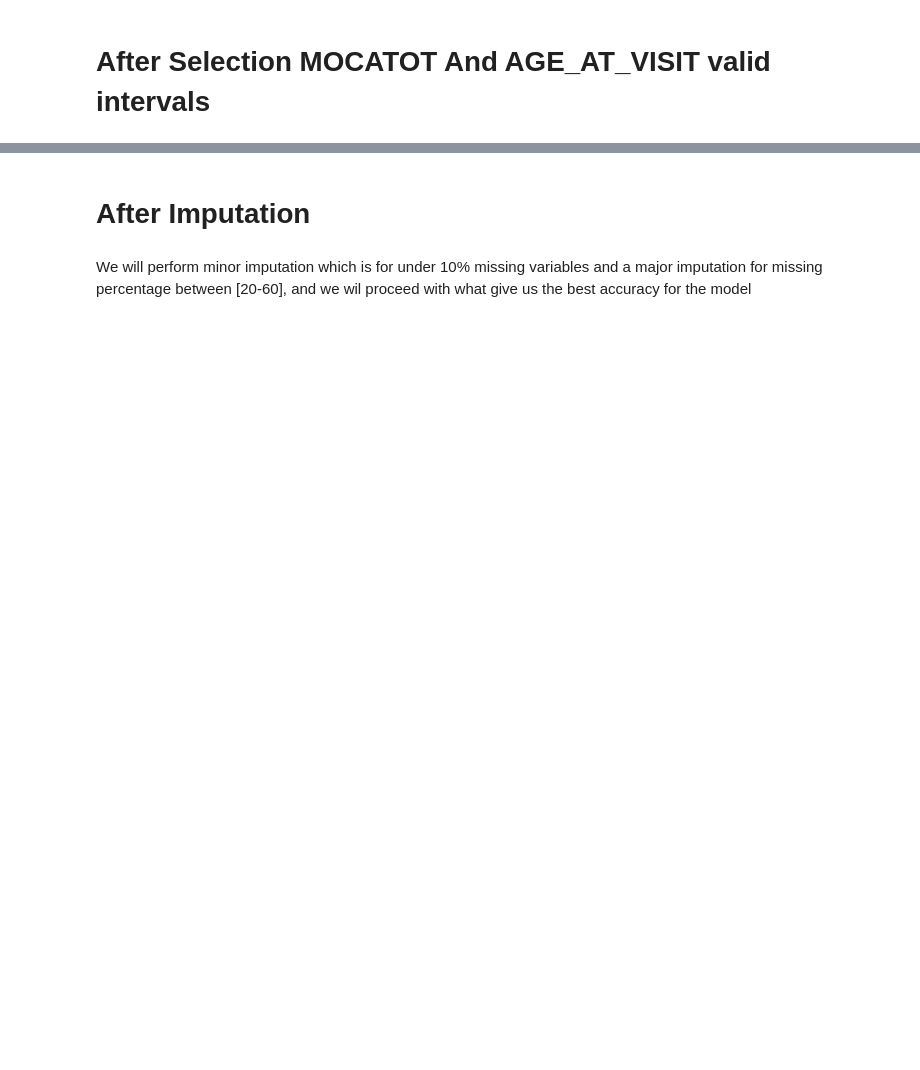
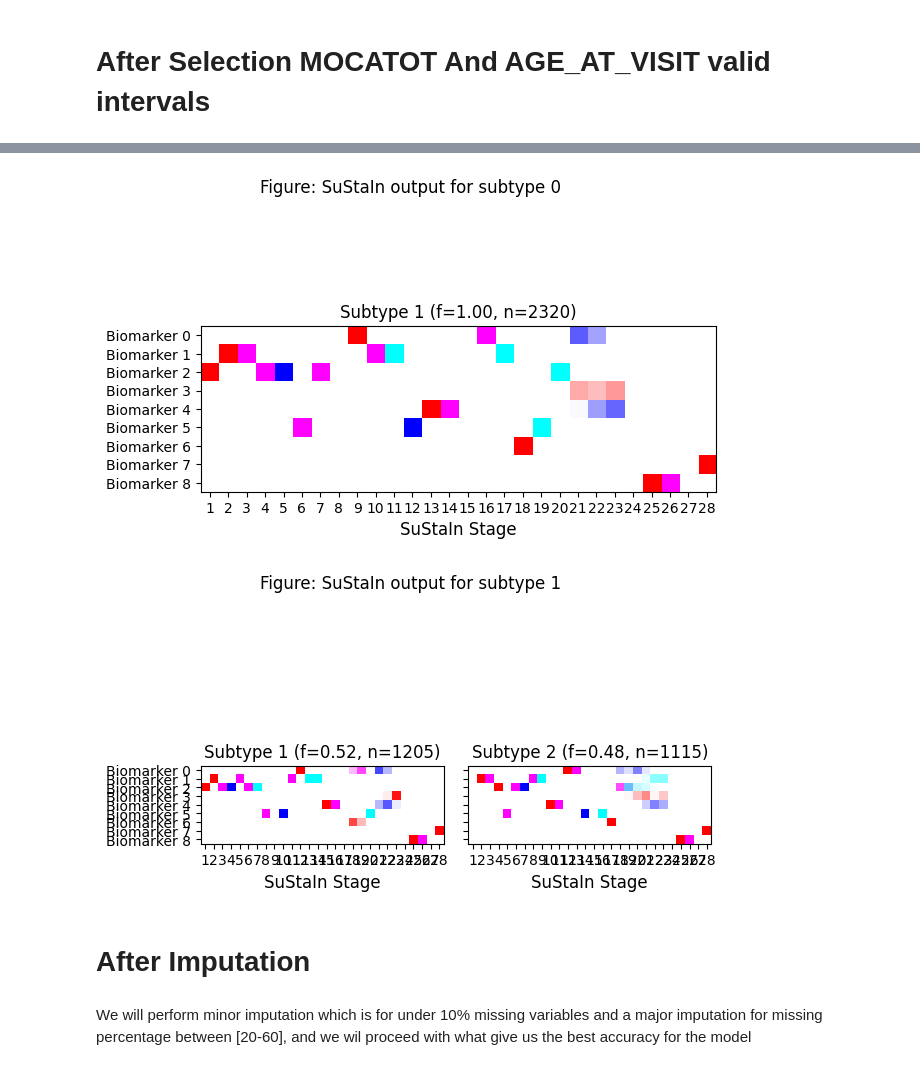
Before and after one commit to AmineHamzaoui/Parkinson-Subtybing-and-Stage-Inference---PPMI, a Jupyter notebook: pySuStaIn/notebooks/PPMI_ZScoreSustaIn.ipynb, the cells around one changed output, grey strips where cells are left out. Cells and saved outputs as stored; diff of their text form; code cells hidden in the pictures; blank space fills up the shorter version.

```diff
--- a/pySuStaIn/notebooks/PPMI_ZScoreSustaIn.ipynb
+++ b/pySuStaIn/notebooks/PPMI_ZScoreSustaIn.ipynb
@@ -966,0 +1725,2 @@ df['Total_Symptom_Burden'] = df[all_features].sum(axis=1)
+# %%
+data=data[cols]
@@ -966,0 +1741,16 @@ df['Total_Symptom_Burden'] = df[all_features].sum(axis=1)
+# %%
+import pandas as pd
+
+# Assuming df is your DataFrame
+data[data < 0] = 0
+# %%
+# Define desired percentiles
+percentiles = [0.1, 0.25, 0.5, 0.75, 0.90,0.95]
+
+# Calculate and print percentiles for each column
+for col in data.columns:
+    print(f"Column: {col}")
+    values = data[col].quantile(percentiles)
+    for p, v in zip(percentiles, values):
+        print(f"  {int(p*100)}th percentile: {v:.3f}")
+    print()
@@ -966,0 +1976,2 @@ df['Total_Symptom_Burden'] = df[all_features].sum(axis=1)
+# %%
+M=len(data)
@@ -967,3 +1990,62 @@ df['Total_Symptom_Burden'] = df[all_features].sum(axis=1)
+# %%
+import numpy as np
+import pickle
+import matplotlib.pyplot as plt
+from pySuStaIn.ZscoreSustain import ZscoreSustain
+
+# 1) your original 9×6 percentile‐value matrix
+Z_vals = np.array([
+    [0,1,2,4,7,0],
+    [0,1,4,11,18,22],
+    [0,1,4,8,12,14],
+    [0,1,0,0,0,0],
+    [0,1,4,7,0,0],
+    [0,3,7,15,0,0],
+    [0,1,2,0,0,0],
+    [0,1,2,0,0,0],
+    [0,1,2,3,0,0],
+])
+
+# 2) pick the 6 “representative” values by subsampling the sorted unique non-zero thresholds
+uv = np.unique(Z_vals[Z_vals>0])                # e.g. [1,2,3,4,7,8,11,12,14,15,18,22]
+idx = np.round(np.linspace(0, len(uv)-1, 6)).astype(int)
+thresh6 = uv[idx]                               # e.g. [1,3,7,12,15,22]
+
+# 3) snap every non-zero entry in Z_vals to its nearest of those 6
+Z_vals_reduced = np.where(
+    Z_vals>0,
+    thresh6[(np.abs(Z_vals[...,None] - thresh6)).argmin(axis=-1)],
+    0
+)
+
+# 4) inject just for plotting
+sustain_input.Z_vals = Z_vals_reduced
+
+# 5) now load & plot each subtype **without** forcing subtype_order
+for s in range(n_subtypes):
+    fp = pickle_folder / f"{dataset_name}_subtype{s}.pickle"
+    if not fp.exists():
+        print(f"skipping subtype {s} (no pickle)")
+        continue
+
+    with open(fp, 'rb') as pf:
+        loaded = pickle.load(pf)
+
+    seq = loaded['samples_sequence']
+    f   = loaded['samples_f']
+
+    ZscoreSustain._plot_sustain_model(
+        sustain_input,
+        seq,
+        f,
+        M
+        # note: no subtype_order here
+    )
+    plt.suptitle(f"Figure: SuStaIn output for subtype {s}")
+    plt.show()
+# %% [output]
+[figure, added]
+[figure, added]
 # %% [markdown]
 # After Imputation
 # %% [markdown]
```
Also changed, not shown: parts of 97 cells of this notebook, 26 other files.
